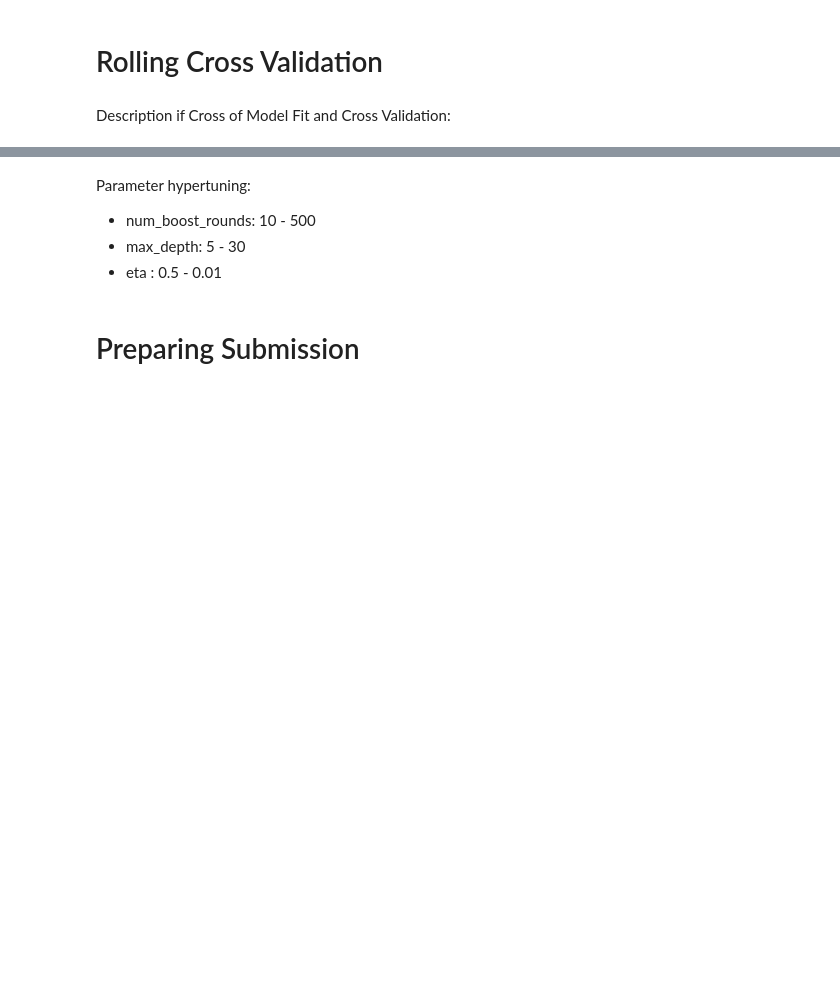
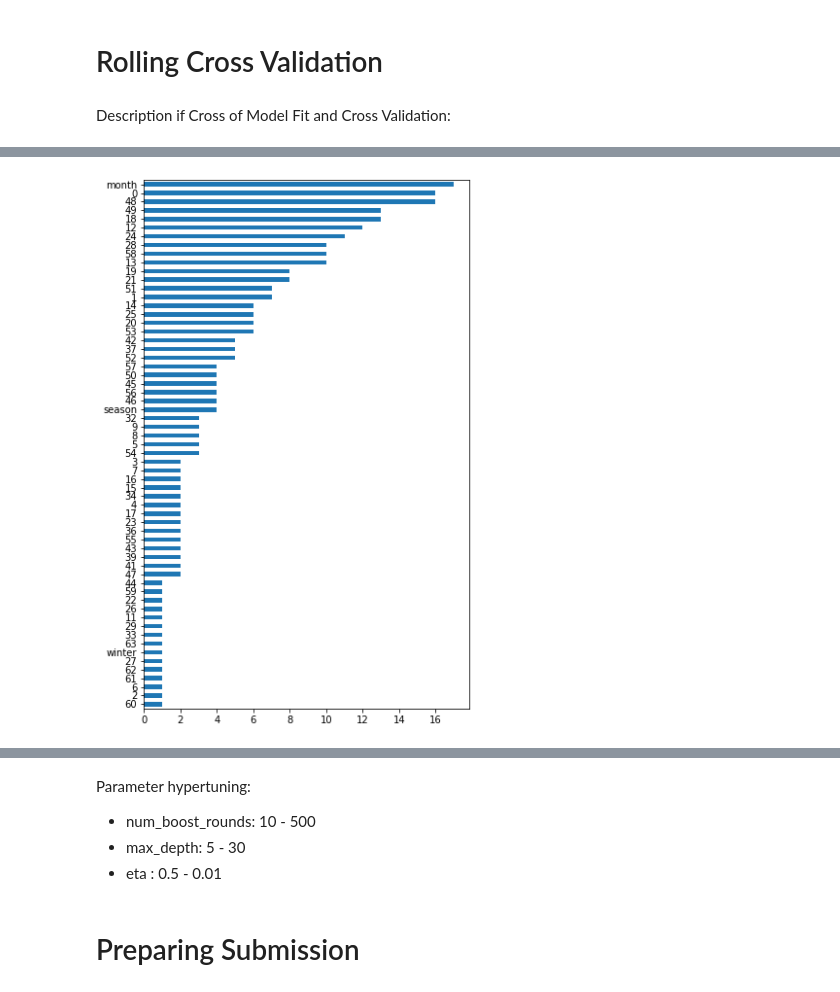
Before and after one commit to lsuazo/HowToWinKaggle, a Jupyter notebook: FinalProject/SuazoFinalProject.ipynb, the cells around one changed output, grey strips where cells are left out. Saved outputs shown, nothing was run; the diff lists cells and outputs as text; code cells hidden in the pictures; blank space fills up the shorter version.

```diff
--- a/FinalProject/SuazoFinalProject.ipynb
+++ b/FinalProject/SuazoFinalProject.ipynb
@@ -846,10 +842,11 @@ def rolling_cross_validation(model, data_months_list, post_process_preds = None,
         Ysubs_deque.append(Ysub_)
 
 
+    max_validate_months = len(data_months_list) - num_stack_months - 1
     if validate_months_num is None:
-        validate_months_num = len(data_months_list) - num_stack_months
+        validate_months_num = max_validate_months
     else:
-        validate_months_num = min(validate_months_num, len(data_months_list) - num_stack_months)
+        validate_months_num = min(validate_months_num, max_validate_months)
 
 
     fitted_models = {}
@@ -904,0 +904,3 @@ def rolling_cross_validation(model, data_months_list, post_process_preds = None,
+# %%
+mod = xgb_model(num_boost_round=10, max_depth=5, eta=0.3, gpu_id=0, tree_method='gpu_hist')
+fitted_models, isscores, osscores, times = rolling_cross_validation(mod, months[13:], num_lagged_values=0,  post_process_preds=lambda x: np.clip(x, 0,20), num_stack_months=12, fit_final=True)
@@ -905,2 +937,6 @@ def rolling_cross_validation(model, data_months_list, post_process_preds = None,
+# %%
+plot_feature_importances(fitted_models['FINAL'])
+# %% [output]
+[figure, added]
 # %%
 mod = xgb_model(num_boost_round=50, max_depth=10, eta=0.3, gpu_id=0, tree_method='gpu_hist')
```
Also changed, not shown: parts of 39 cells of this notebook, 3 other files.
